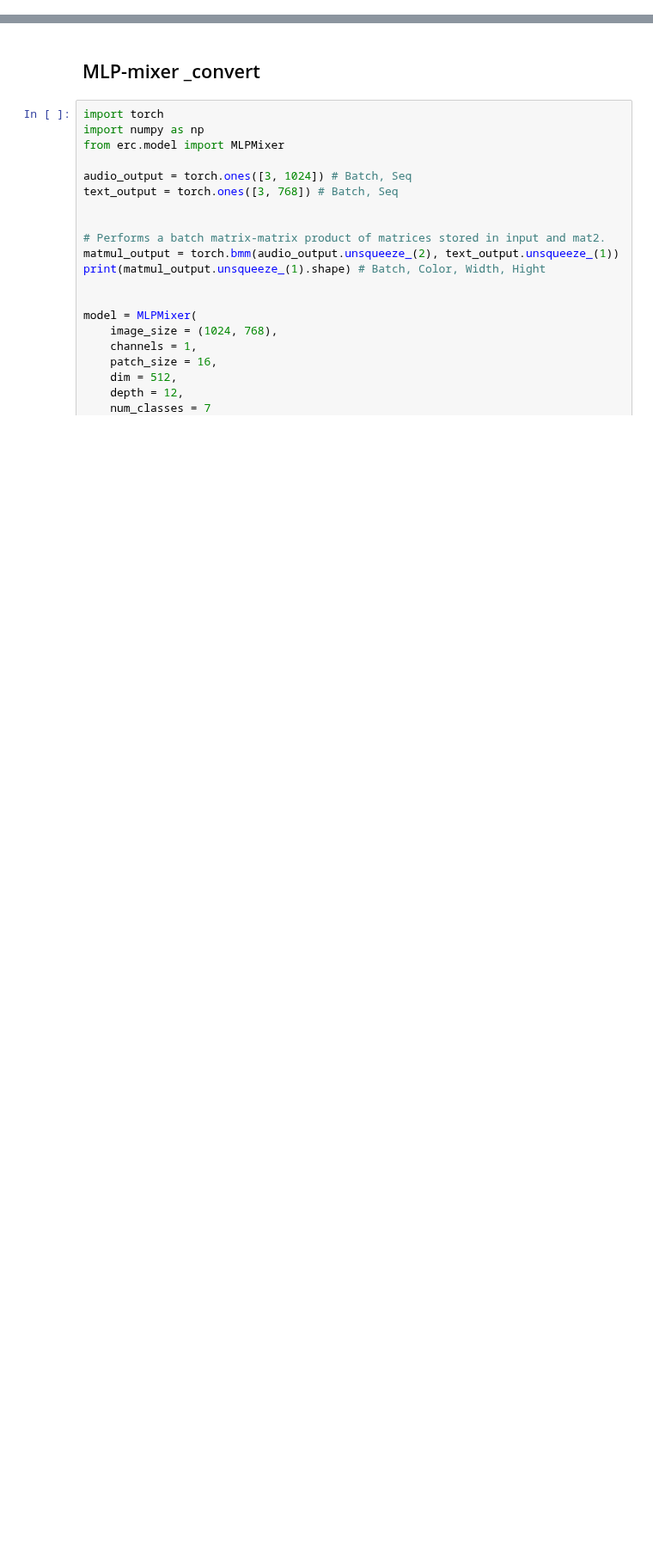
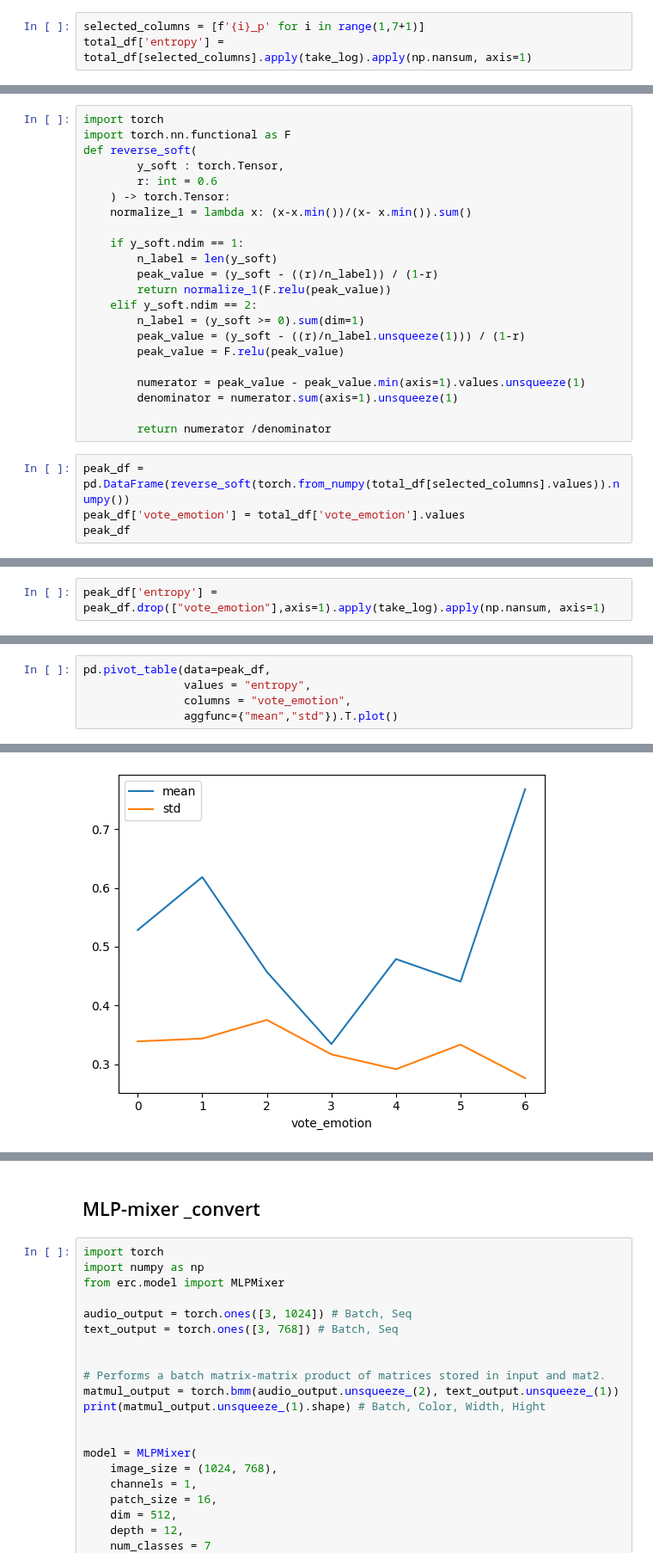
Before and after one commit to 1pha/MulitmodalERC-TensorMixerNetwork, a Jupyter notebook: modeling.ipynb, the cells around one changed output, grey strips where cells are left out. Shown at 86% size. Drawn from its saved outputs; the diff is of its cells as text; blank space fills up the shorter version.

Commit message:
fix the reverse_soft

```diff
--- a/modeling.ipynb
+++ b/modeling.ipynb
@@ -0,0 +47,3 @@
+# %%
+selected_columns = [f'{i}_p' for i in range(1,7+1)]
+total_df['entropy'] = total_df[selected_columns].apply(take_log).apply(np.nansum, axis=1)
@@ -0,0 +66,26 @@
+# %%
+import torch
+import torch.nn.functional as F
+def reverse_soft(
+        y_soft : torch.Tensor,
+        r: int = 0.6
+    ) -> torch.Tensor:
+    normalize_1 = lambda x: (x-x.min())/(x- x.min()).sum()
+
+    if y_soft.ndim == 1:
+        n_label = len(y_soft)
+        peak_value = (y_soft - ((r)/n_label)) / (1-r)
+        return normalize_1(F.relu(peak_value))
+    elif y_soft.ndim == 2:
+        n_label = (y_soft >= 0).sum(dim=1)
+        peak_value = (y_soft - ((r)/n_label.unsqueeze(1))) / (1-r)
+        peak_value = F.relu(peak_value)
+
+        numerator = peak_value - peak_value.min(axis=1).values.unsqueeze(1)
+        denominator = numerator.sum(axis=1).unsqueeze(1)
+
+        return numerator /denominator
+# %%
+peak_df = pd.DataFrame(reverse_soft(torch.from_numpy(total_df[selected_columns].values)).numpy())
+peak_df['vote_emotion'] = total_df['vote_emotion'].values
+peak_df
@@ -0,0 +106,2 @@
+# %%
+peak_df['entropy'] = peak_df.drop(["vote_emotion"],axis=1).apply(take_log).apply(np.nansum, axis=1)
@@ -0,0 +136,6 @@
+# %%
+pd.pivot_table(data=peak_df,
+               values = "entropy",
+               columns = "vote_emotion",
+               aggfunc={"mean","std"}).T.plot()
+# %% [output]
@@ -0,0 +143 @@
+[figure, added]
```
Also changed, not shown: parts of 72 cells of this notebook, 1 other file.
